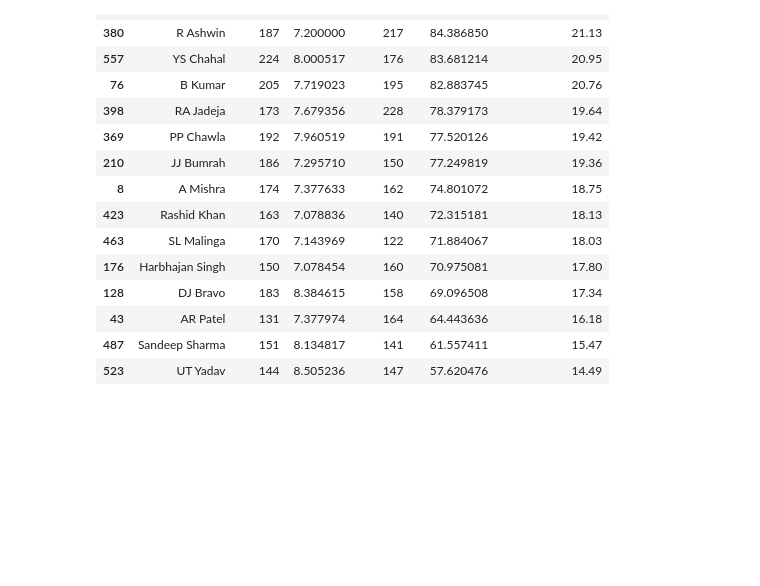
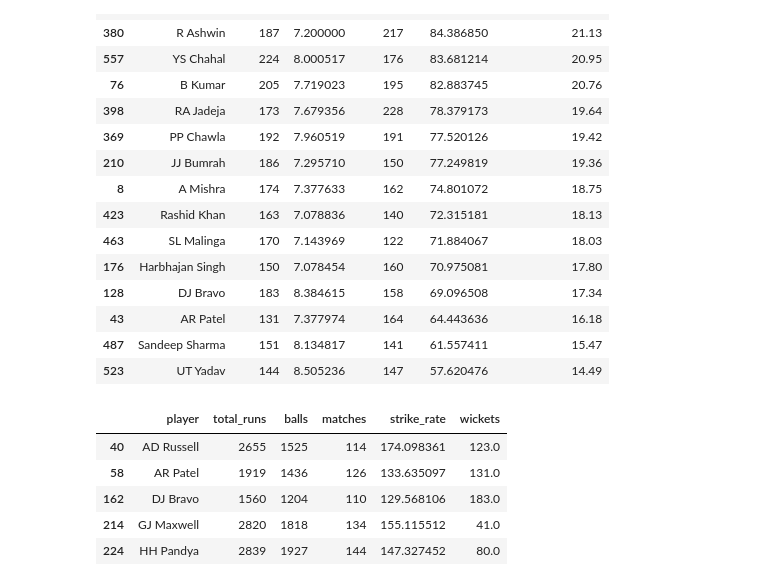
Before and after one commit to aryandhiman01/DataScience_ST, a Jupyter notebook: IPL_Task.ipynb, the cells around one changed output. Drawn from its saved outputs; the diff is of its cells as text; code cells hidden in the pictures; blank space fills up the shorter version.

```diff
--- a/IPL_Task.ipynb
+++ b/IPL_Task.ipynb
@@ -1135,0 +1138,15 @@ top_bowlers.head(15)
+# %%
+#CREATE ALL-ROUNDER DATASET
+all_rounders = player_stats[
+    (player_stats['total_runs'] >= 1000) &
+    (player_stats['wickets'] >= 30)
+].copy()
+
+all_rounders.head()
+# %% [output]
+|  | player | total_runs | balls | matches | strike_rate | wickets |
+| 40 | AD Russell | 2655 | 1525 | 114 | 174.098361 | 123.0 |
+| 58 | AR Patel | 1919 | 1436 | 126 | 133.635097 | 131.0 |
+| 162 | DJ Bravo | 1560 | 1204 | 110 | 129.568106 | 183.0 |
+| 214 | GJ Maxwell | 2820 | 1818 | 134 | 155.115512 | 41.0 |
+| 224 | HH Pandya | 2839 | 1927 | 144 | 147.327452 | 80.0 |
```
Also changed, not shown: parts of 7 cells of this notebook.
